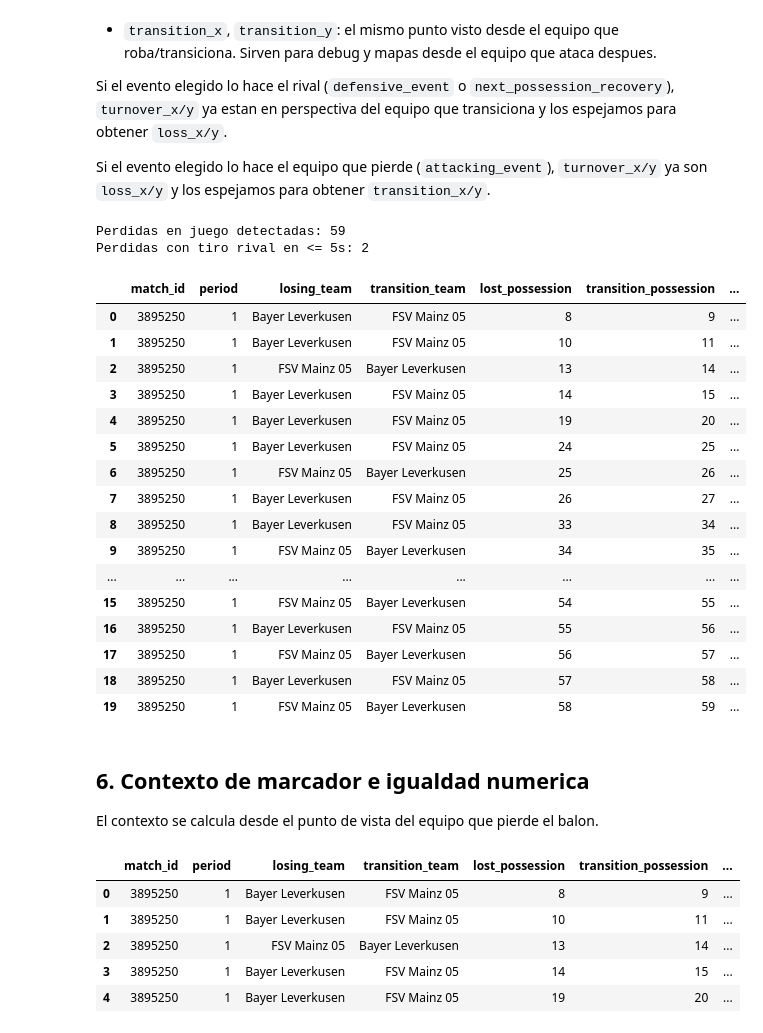
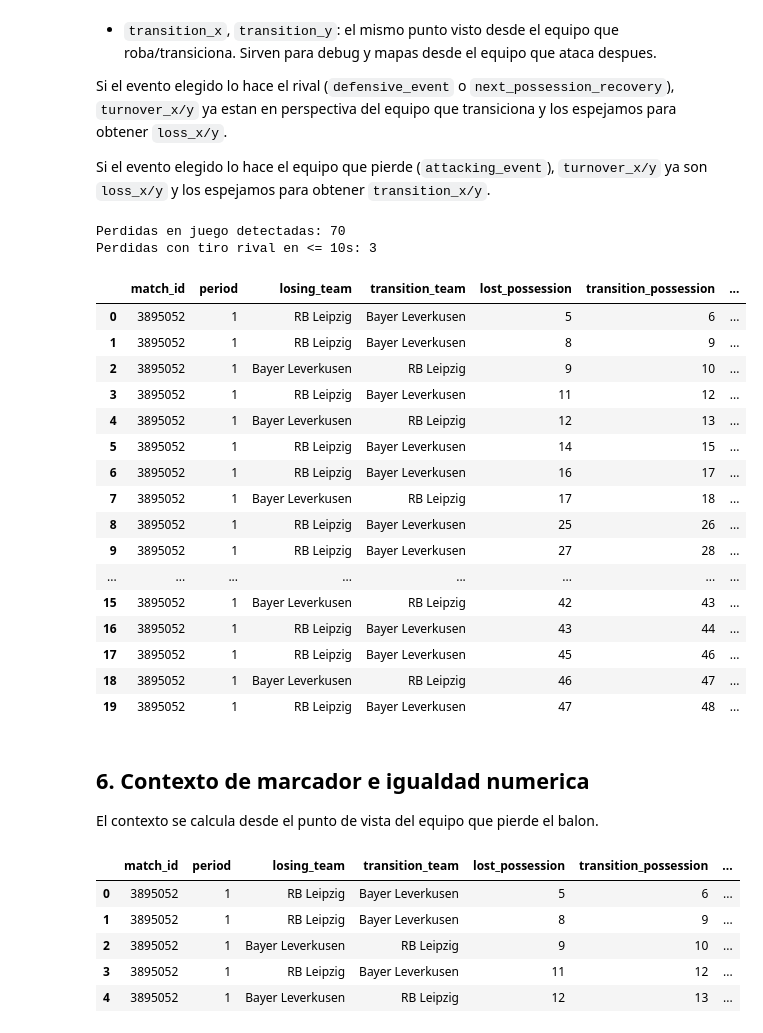
Before and after one commit to acastano149/ball-loss-to-threat, a Jupyter notebook: acciones_recuperacion_terminan_tiro_ejemplo.ipynb, the cells around one changed output. Drawn from its saved outputs; the diff is of its cells as text; code cells hidden in the pictures.

```diff
--- a/acciones_recuperacion_terminan_tiro_ejemplo.ipynb
+++ b/acciones_recuperacion_terminan_tiro_ejemplo.ipynb
@@ -47,7 +62,7 @@ matches = sb.matches(competition_id=COMPETITION_ID, season_id=SEASON_ID).copy()
 matches = matches.sort_values(["match_date", "match_id"]).reset_index(drop=True)
 
 if MATCH_ID is None:
-    MATCH_ID = int(matches.loc[22, "match_id"])
+    MATCH_ID = int(matches.loc[0, "match_id"])
 
 match_info = matches[matches["match_id"] == MATCH_ID].copy()
 home_team = match_info.iloc[0]["home_team"]
@@ -160,7 +211,7 @@ equipo A ataca -> equipo A pierde -> equipo B transiciona -> equipo B tira o no
 Por eso partimos de cambios de posesion entre equipos, no de eventos sueltos.
 # %%
 OPEN_PLAY_NEXT_PATTERNS = {"Regular Play", "From Counter"}
-SHOT_WINDOW_SECONDS = 5
+SHOT_WINDOW_SECONDS = 10
 
 
 def is_true(value):
@@ -192,6 +243,6 @@ def possession_meta(events):
 
 
 meta = possession_meta(events)
-meta.head(10)
+meta.head(100)
 # %% [output]
 |  | match_id | period | possession | possession_team | play_pattern | start_order | end_order | start_seconds | ... |
@@ -471,7 +528,7 @@ Si el evento elegido lo hace el rival (`defensive_event` o `next_possession_reco
 
 Si el evento elegido lo hace el equipo que pierde (`attacking_event`), `turnover_x/y` ya son `loss_x/y` y los espejamos para obtener `transition_x/y`.
 # %%
-def first_shot_after_turnover(events, transition_team, next_possession, t0_seconds, window_seconds=5):
+def first_shot_after_turnover(events, transition_team, next_possession, t0_seconds, window_seconds=10):
     """Primer tiro del equipo que transiciona en su siguiente posesion y dentro de la ventana."""
     shots = events[
         (events["period"] == int(next_possession["period"]))
@@ -482,7 +539,7 @@ def first_shot_after_turnover(events, transition_team, next_possession, t0_secon
 
     if shots.empty:
         return {
-            "shot_within_5s": 0,
+            "transition_shot_within_window": 0,
             "seconds_to_shot": np.nan,
             "shot_player": pd.NA,
             "shot_outcome": pd.NA,
@@ -497,7 +554,7 @@ def first_shot_after_turnover(events, transition_team, next_possession, t0_secon
 
     if shots.empty:
         return {
-            "shot_within_5s": 0,
+            "transition_shot_within_window": 0,
             "seconds_to_shot": np.nan,
             "shot_player": pd.NA,
             "shot_outcome": pd.NA,
@@ -506,7 +563,7 @@ def first_shot_after_turnover(events, transition_team, next_possession, t0_secon
 
     shot = shots.iloc[0]
     return {
-        "shot_within_5s": 1,
+        "transition_shot_within_window": 1,
         "seconds_to_shot": float(shot["seconds_to_shot"]),
         "shot_player": shot.get("player", pd.NA),
         "shot_outcome": shot.get("shot_outcome", pd.NA),
@@ -558,52 +615,52 @@ for i in range(len(meta) - 1):
         # no necesariamente en el evento defensivo que causo la perdida.
         t0_seconds=float(next_poss["start_seconds"]),
         window_seconds=SHOT_WINDOW_SECONDS,
     )
 
     rows.append({
         "match_id": int(current_poss["match_id"]),
         "period": int(current_poss["period"]),
         "losing_team": losing_team,
         "transition_team": transition_team,
         "lost_possession": current_poss["possession"],
         "transition_possession": next_poss["possession"],
         "lost_possession_play_pattern": current_poss["play_pattern"],
         "transition_play_pattern": next_poss["play_pattern"],
         "action_minute": round(float(next_poss["start_seconds"]) / 60, 2),
         "event_seconds": float(next_poss["start_seconds"]),
         "loss_x": loss_x,
         "loss_y": loss_y,
         "transition_x": transition_x,
         "transition_y": transition_y,
         **turnover_event,
         **shot_info,
     })
 
 loss_transition_events = pd.DataFrame(rows)
 
 print(f"Perdidas en juego detectadas: {len(loss_transition_events):,}")
-print(f"Perdidas con tiro rival en <= {SHOT_WINDOW_SECONDS}s: {int(loss_transition_events['shot_within_5s'].sum()) if not loss_transition_events.empty else 0:,}")
+print(f"Perdidas con tiro rival en <= {SHOT_WINDOW_SECONDS}s: {int(loss_transition_events['transition_shot_within_window'].sum()) if not loss_transition_events.empty else 0:,}")
 loss_transition_events.head(20)
 # %% [output]
-Perdidas en juego detectadas: 59
-Perdidas con tiro rival en <= 5s: 2
+Perdidas en juego detectadas: 70
+Perdidas con tiro rival en <= 10s: 3
 |  | match_id | period | losing_team | transition_team | lost_possession | transition_possession | ... |
-| 0 | 3895250 | 1 | Bayer Leverkusen | FSV Mainz 05 | 8 | 9 | ... |
-| 1 | 3895250 | 1 | Bayer Leverkusen | FSV Mainz 05 | 10 | 11 | ... |
-| 2 | 3895250 | 1 | FSV Mainz 05 | Bayer Leverkusen | 13 | 14 | ... |
-| 3 | 3895250 | 1 | Bayer Leverkusen | FSV Mainz 05 | 14 | 15 | ... |
-| 4 | 3895250 | 1 | Bayer Leverkusen | FSV Mainz 05 | 19 | 20 | ... |
-| 5 | 3895250 | 1 | Bayer Leverkusen | FSV Mainz 05 | 24 | 25 | ... |
-| 6 | 3895250 | 1 | FSV Mainz 05 | Bayer Leverkusen | 25 | 26 | ... |
-| 7 | 3895250 | 1 | Bayer Leverkusen | FSV Mainz 05 | 26 | 27 | ... |
-| 8 | 3895250 | 1 | Bayer Leverkusen | FSV Mainz 05 | 33 | 34 | ... |
-| 9 | 3895250 | 1 | FSV Mainz 05 | Bayer Leverkusen | 34 | 35 | ... |
+| 0 | 3895052 | 1 | RB Leipzig | Bayer Leverkusen | 5 | 6 | ... |
+| 1 | 3895052 | 1 | RB Leipzig | Bayer Leverkusen | 8 | 9 | ... |
+| 2 | 3895052 | 1 | Bayer Leverkusen | RB Leipzig | 9 | 10 | ... |
+| 3 | 3895052 | 1 | RB Leipzig | Bayer Leverkusen | 11 | 12 | ... |
+| 4 | 3895052 | 1 | Bayer Leverkusen | RB Leipzig | 12 | 13 | ... |
+| 5 | 3895052 | 1 | RB Leipzig | Bayer Leverkusen | 14 | 15 | ... |
+| 6 | 3895052 | 1 | RB Leipzig | Bayer Leverkusen | 16 | 17 | ... |
+| 7 | 3895052 | 1 | Bayer Leverkusen | RB Leipzig | 17 | 18 | ... |
+| 8 | 3895052 | 1 | RB Leipzig | Bayer Leverkusen | 25 | 26 | ... |
+| 9 | 3895052 | 1 | RB Leipzig | Bayer Leverkusen | 27 | 28 | ... |
 | ... | ... | ... | ... | ... | ... | ... | ... |
-| 15 | 3895250 | 1 | FSV Mainz 05 | Bayer Leverkusen | 54 | 55 | ... |
-| 16 | 3895250 | 1 | Bayer Leverkusen | FSV Mainz 05 | 55 | 56 | ... |
-| 17 | 3895250 | 1 | FSV Mainz 05 | Bayer Leverkusen | 56 | 57 | ... |
-| 18 | 3895250 | 1 | Bayer Leverkusen | FSV Mainz 05 | 57 | 58 | ... |
-| 19 | 3895250 | 1 | FSV Mainz 05 | Bayer Leverkusen | 58 | 59 | ... |
+| 15 | 3895052 | 1 | Bayer Leverkusen | RB Leipzig | 42 | 43 | ... |
+| 16 | 3895052 | 1 | RB Leipzig | Bayer Leverkusen | 43 | 44 | ... |
+| 17 | 3895052 | 1 | RB Leipzig | Bayer Leverkusen | 45 | 46 | ... |
+| 18 | 3895052 | 1 | Bayer Leverkusen | RB Leipzig | 46 | 47 | ... |
+| 19 | 3895052 | 1 | RB Leipzig | Bayer Leverkusen | 47 | 48 | ... |
 # %% [markdown]
 ## 6. Contexto de marcador e igualdad numerica
 
@@ -693,8 +750,8 @@ model_dataset = pd.concat([loss_transition_events.reset_index(drop=True), contex
 model_dataset.head()
 # %% [output]
 |  | match_id | period | losing_team | transition_team | lost_possession | transition_possession | ... |
-| 0 | 3895250 | 1 | Bayer Leverkusen | FSV Mainz 05 | 8 | 9 | ... |
-| 1 | 3895250 | 1 | Bayer Leverkusen | FSV Mainz 05 | 10 | 11 | ... |
-| 2 | 3895250 | 1 | FSV Mainz 05 | Bayer Leverkusen | 13 | 14 | ... |
-| 3 | 3895250 | 1 | Bayer Leverkusen | FSV Mainz 05 | 14 | 15 | ... |
-| 4 | 3895250 | 1 | Bayer Leverkusen | FSV Mainz 05 | 19 | 20 | ... |
+| 0 | 3895052 | 1 | RB Leipzig | Bayer Leverkusen | 5 | 6 | ... |
+| 1 | 3895052 | 1 | RB Leipzig | Bayer Leverkusen | 8 | 9 | ... |
+| 2 | 3895052 | 1 | Bayer Leverkusen | RB Leipzig | 9 | 10 | ... |
+| 3 | 3895052 | 1 | RB Leipzig | Bayer Leverkusen | 11 | 12 | ... |
+| 4 | 3895052 | 1 | Bayer Leverkusen | RB Leipzig | 12 | 13 | ... |
```
Also changed, not shown: parts of 18 cells of this notebook, 1 other file.
